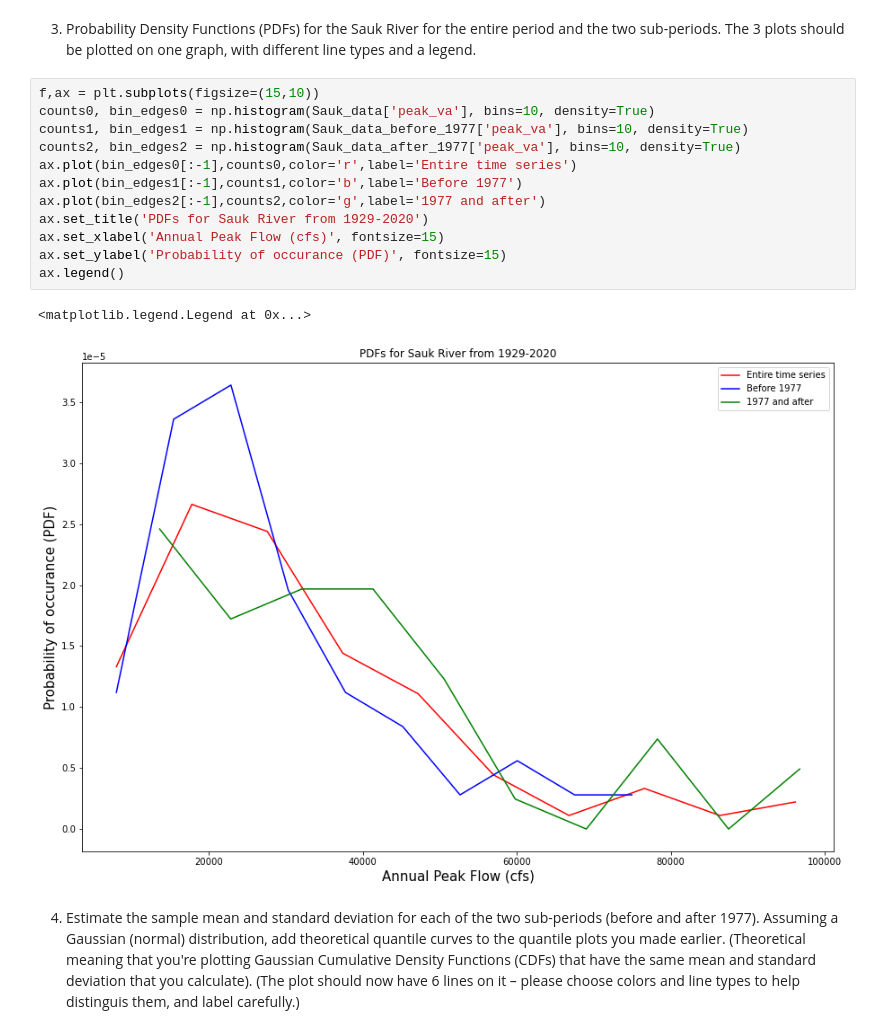
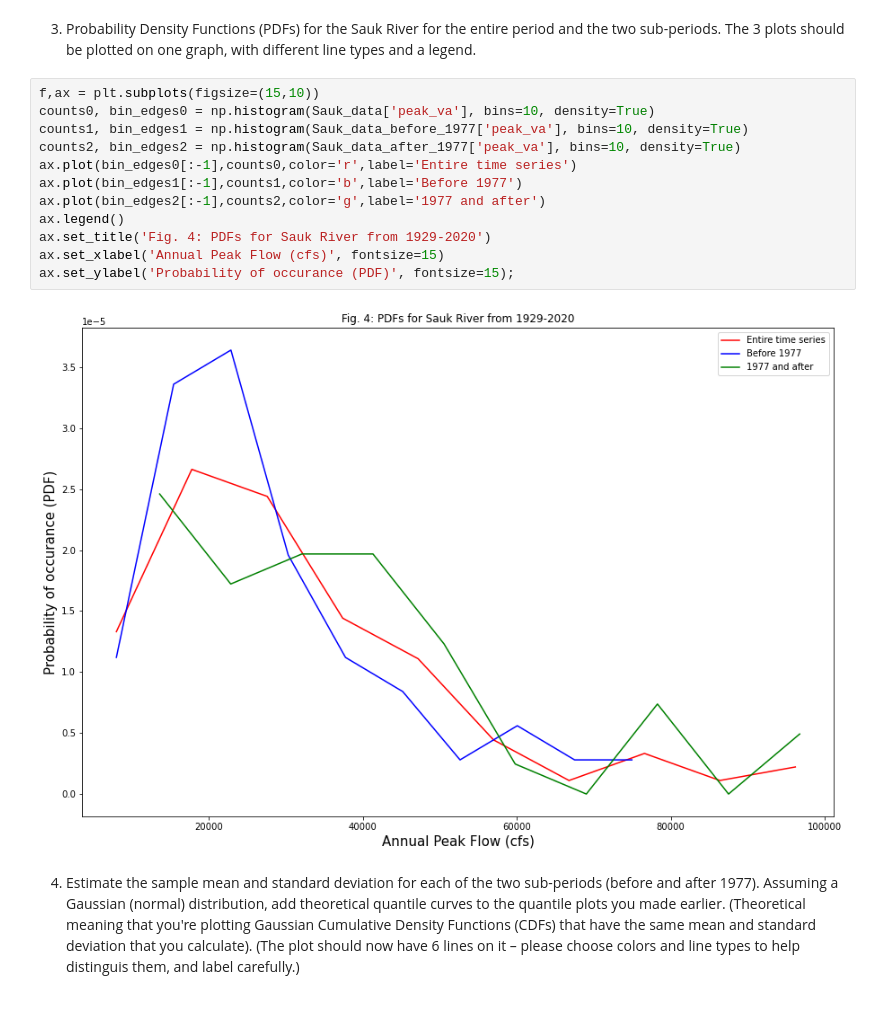
Before and after one commit to egagli/cewa565, a Jupyter notebook: homework/1/hw1.ipynb, the cells around one changed output. Drawn from its saved outputs; the diff is of its cells as text.

```diff
--- a/homework/1/hw1.ipynb
+++ b/homework/1/hw1.ipynb
@@ -97,18 +95,17 @@ ax.legend()
 # %%
 f,ax = plt.subplots(figsize=(15,10))
 counts0, bin_edges0 = np.histogram(Sauk_data['peak_va'], bins=10, density=True)
 counts1, bin_edges1 = np.histogram(Sauk_data_before_1977['peak_va'], bins=10, density=True)
 counts2, bin_edges2 = np.histogram(Sauk_data_after_1977['peak_va'], bins=10, density=True)
 ax.plot(bin_edges0[:-1],counts0,color='r',label='Entire time series')
 ax.plot(bin_edges1[:-1],counts1,color='b',label='Before 1977')
 ax.plot(bin_edges2[:-1],counts2,color='g',label='1977 and after')
-ax.set_title('PDFs for Sauk River from 1929-2020')
+ax.legend()
+ax.set_title('Fig. 4: PDFs for Sauk River from 1929-2020')
 ax.set_xlabel('Annual Peak Flow (cfs)', fontsize=15)
-ax.set_ylabel('Probability of occurance (PDF)', fontsize=15)
-ax.legend()
+ax.set_ylabel('Probability of occurance (PDF)', fontsize=15);
 # %% [output]
-<matplotlib.legend.Legend at 0x...>
-[figure, old version]
+[figure, new version]
 # %% [markdown]
 4. Estimate the sample mean and standard deviation for each of the two sub-periods (before and after 1977). Assuming a Gaussian (normal) distribution, add theoretical quantile curves to the quantile plots you made earlier. (Theoretical meaning that you're plotting Gaussian Cumulative Density Functions (CDFs) that have the same mean and standard deviation that you calculate). (The plot should now have 6 lines on it – please choose colors and line types to help distinguis them, and label carefully.)
 # %%
```
Also changed, not shown: parts of 8 cells of this notebook.
